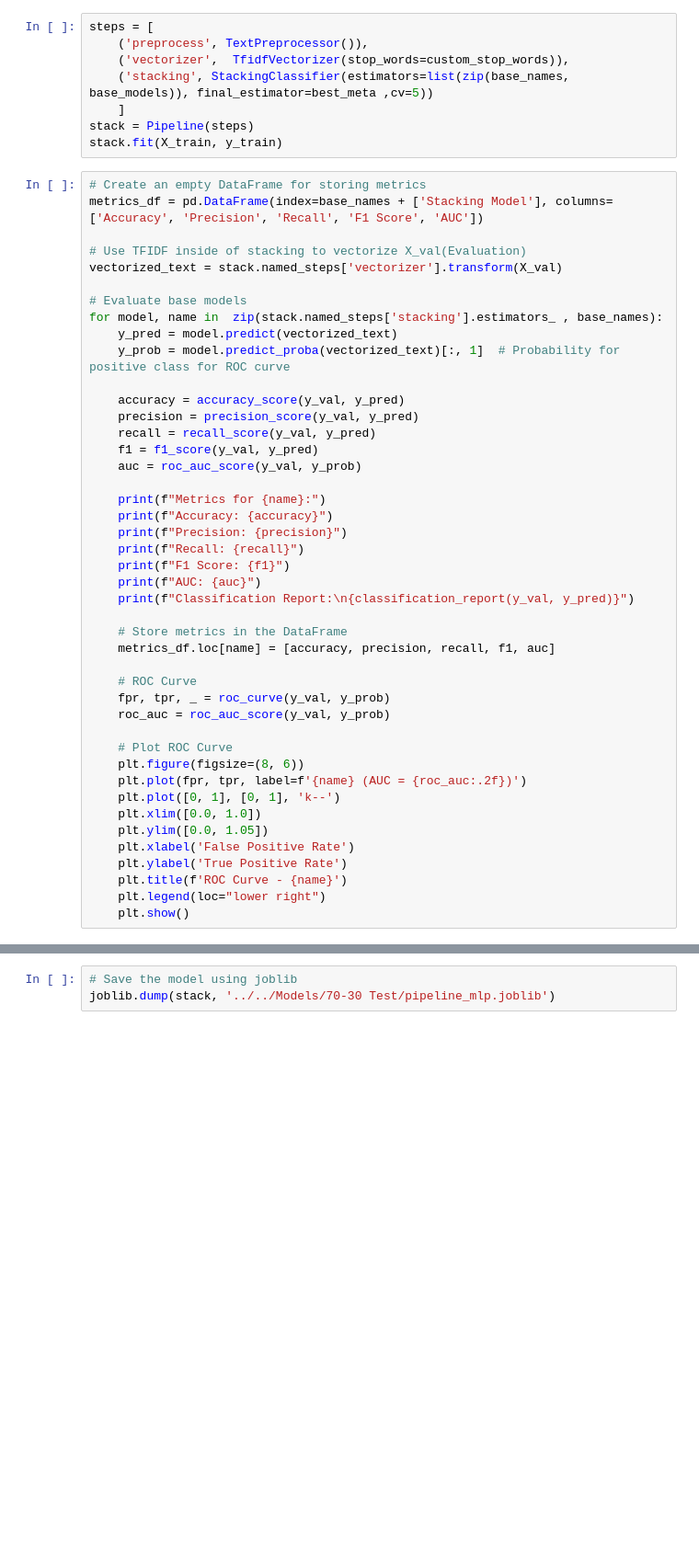
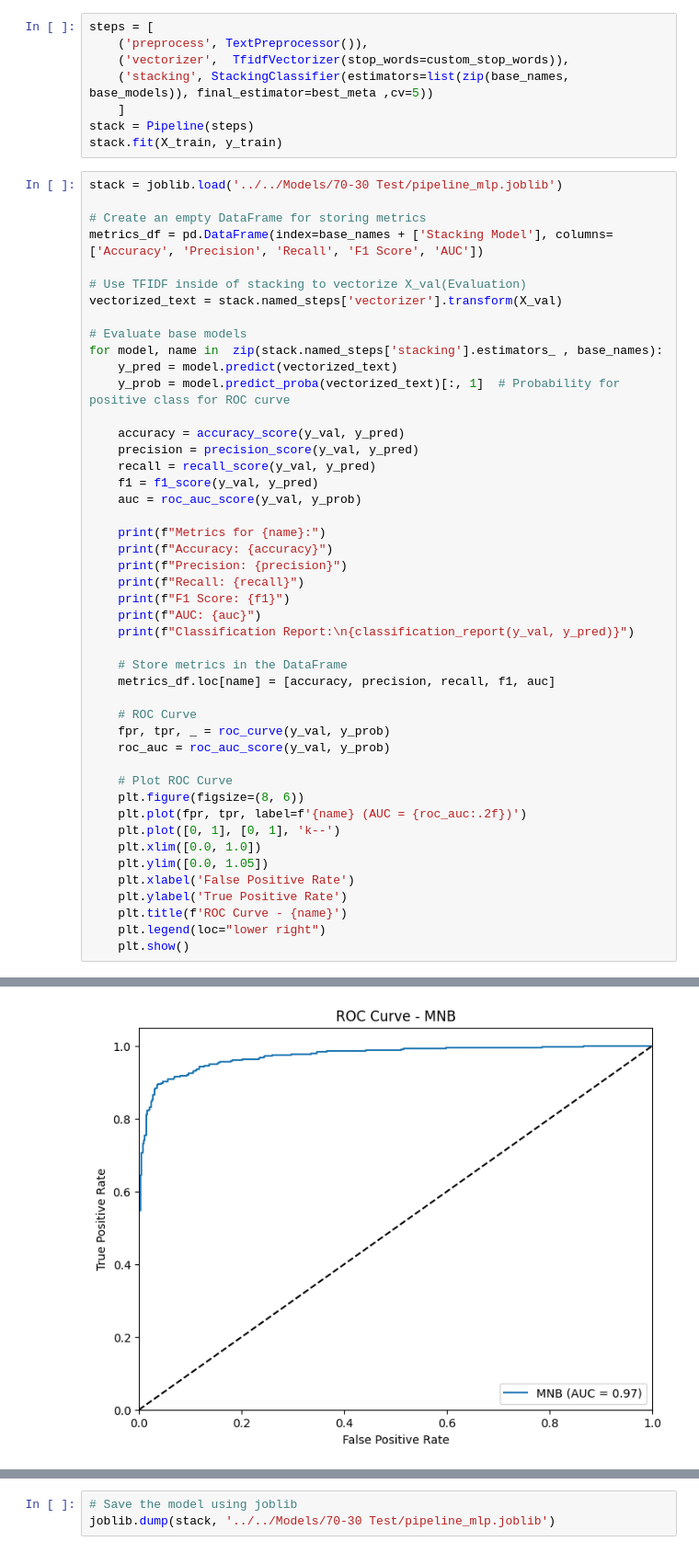
Before and after one commit to lendon08/thesis_factify, a Jupyter notebook: 70-30-10 Tests/pipeline/mlp.ipynb, the cells around one changed output, grey strips where cells are left out. Shown: that part at 92% size. Saved outputs shown, nothing was run; the diff lists cells and outputs as text; blank space fills up the shorter version.

```diff
--- a/70-30-10 Tests/pipeline/mlp.ipynb
+++ b/70-30-10 Tests/pipeline/mlp.ipynb
@@ -112,6 +112,8 @@ steps = [
 stack = Pipeline(steps)
 stack.fit(X_train, y_train)
 # %%
+stack = joblib.load('../../Models/70-30 Test/pipeline_mlp.joblib')
+
 # Create an empty DataFrame for storing metrics
 metrics_df = pd.DataFrame(index=base_names + ['Stacking Model'], columns=['Accuracy', 'Precision', 'Recall', 'F1 Score', 'AUC'])
 
@@ -155,3 +157,4 @@ for model, name in  zip(stack.named_steps['stacking'].estimators_ , base_names):
     plt.title(f'ROC Curve - {name}')
     plt.legend(loc="lower right")
     plt.show()
+# %% [output]
@@ -157,0 +176 @@ for model, name in  zip(stack.named_steps['stacking'].estimators_ , base_names):
+[figure, added]
```
Also changed, not shown: parts of 2 cells of this notebook, 35 other files.
